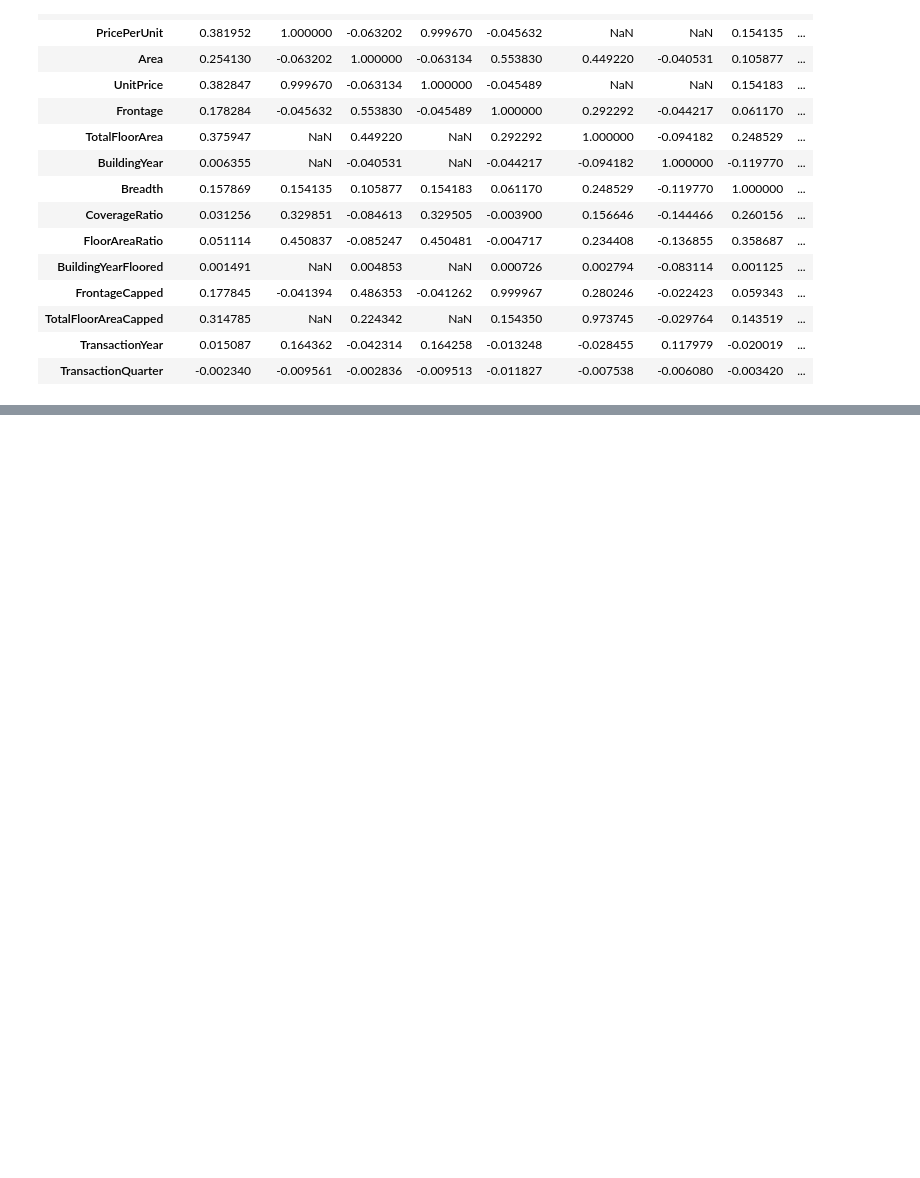
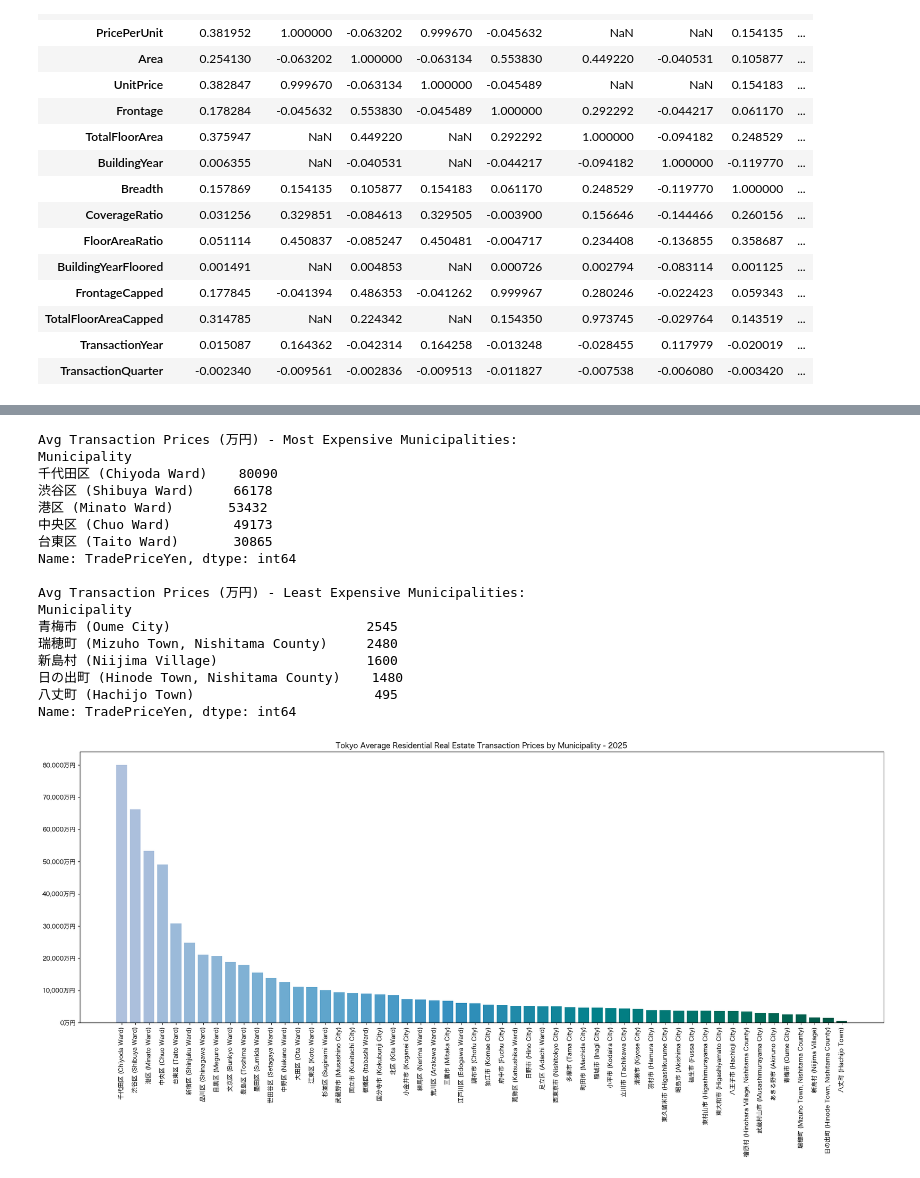
Before and after one commit to pablosumi/tokyo-real-estate-smart-advisor, a Jupyter notebook: notebooks/EDA.ipynb, the cells around one changed output, grey strips where cells are left out. Cells and saved outputs as stored; diff of their text form; code cells hidden in the pictures; blank space fills up the shorter version.

```diff
--- a/notebooks/EDA.ipynb
+++ b/notebooks/EDA.ipynb
@@ -187,0 +192,51 @@ sns.heatmap(data.corr(numeric_only=True), cmap='coolwarm')
+# %%
+# Japanese-style 万円 formatter
+def yen_man(x, pos):
+    return f"{x:,.0f}万円"
+
+latest_year = data['TransactionYear'].max()
+
+# Sorted average price series in 万円, for residential real estate in the most recent year available
+avg_prices_man = (data[(data['Type'] == 'Residential Land(Land and Building)') & (data['TransactionYear'] == latest_year)]
+                      .groupby('Municipality')['TradePriceYen']
+                      .mean()
+                      .sort_values(ascending=False))/1e4
+
+print("Avg Transaction Prices (万円) - Most Expensive Municipalities:")
+print(avg_prices_man.head().astype(int))
+print()
+
+print("Avg Transaction Prices (万円) - Least Expensive Municipalities:")
+print(avg_prices_man.tail().astype(int))
+print()
+
+
+fig, ax = plt.subplots(figsize=(20, 10))
+colors = plt.cm.PuBuGn(np.linspace(0.35, 0.95, len(avg_prices_man)))
+
+ax.bar(avg_prices_man.index, avg_prices_man.values, color=colors)
+ax.set_title(f"Tokyo Average Residential Real Estate Transaction Prices by Municipality - {latest_year}")
+ax.yaxis.set_major_formatter(FuncFormatter(yen_man))
+
+plt.xticks(rotation=90)
+plt.tight_layout()
+plt.show()
+# %% [output]
+Avg Transaction Prices (万円) - Most Expensive Municipalities:
+Municipality
+千代田区 (Chiyoda Ward)    80090
+渋谷区 (Shibuya Ward)     66178
+港区 (Minato Ward)       53432
+中央区 (Chuo Ward)        49173
+台東区 (Taito Ward)       30865
+Name: TradePriceYen, dtype: int64
+
+Avg Transaction Prices (万円) - Least Expensive Municipalities:
+Municipality
+青梅市 (Oume City)                         2545
+瑞穂町 (Mizuho Town, Nishitama County)     2480
+新島村 (Niijima Village)                   1600
+日の出町 (Hinode Town, Nishitama County)    1480
+八丈町 (Hachijo Town)                       495
+Name: TradePriceYen, dtype: int64
+[figure, added]
```
Also changed, not shown: parts of 3 cells of this notebook.
